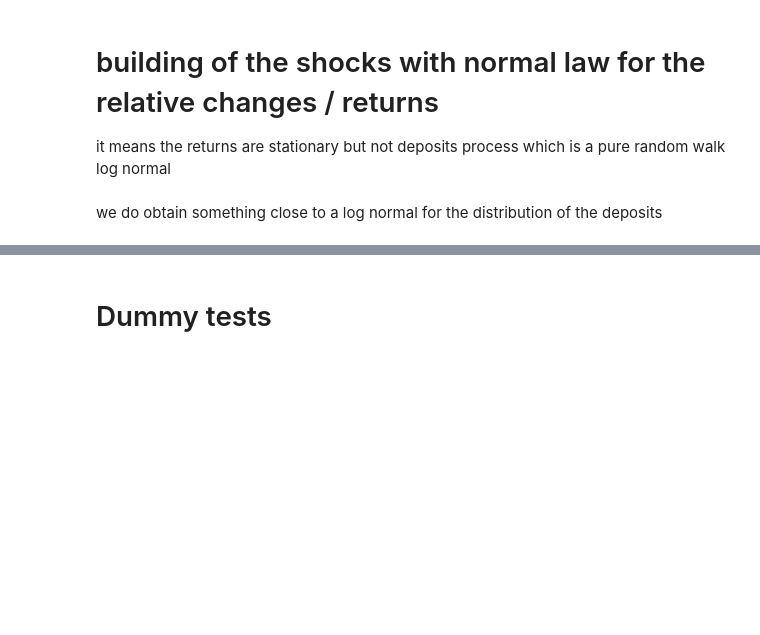
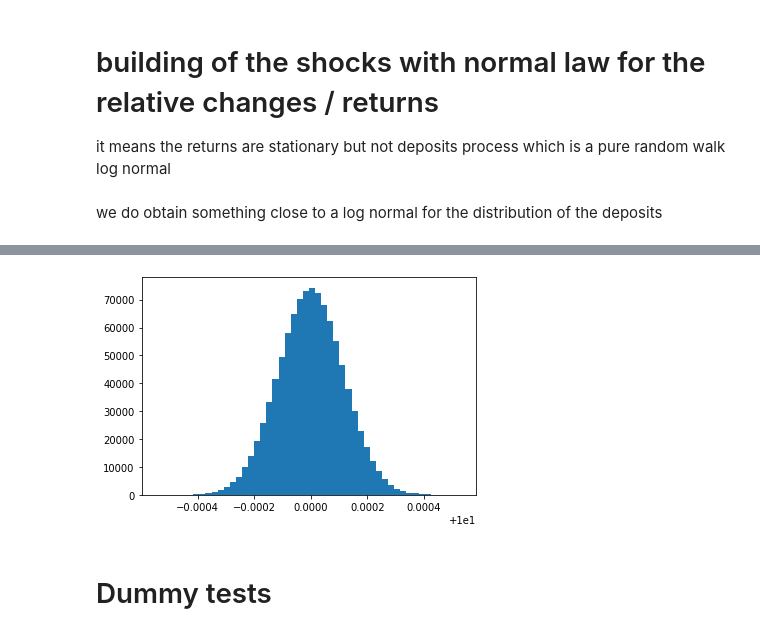
Before and after one commit to Victor-Le-Coz/secured_interbank_network_public, a Jupyter notebook: tests.ipynb, the cells around one changed output, grey strips where cells are left out. Saved outputs shown, nothing was run; the diff lists cells and outputs as text; code cells hidden in the pictures; blank space fills up the shorter version.

```diff
--- a/tests.ipynb
+++ b/tests.ipynb
@@ -122,3 +157,7 @@ bin  = plt.hist(walk, bins=50)
+# %%
+bin  = plt.hist(walk_mr, bins=50)
+# %% [output]
+[figure, added]
 # %% [markdown]
 # Dummy tests
 # %%
```
Also changed, not shown: parts of 14 cells of this notebook, 6 other files.
